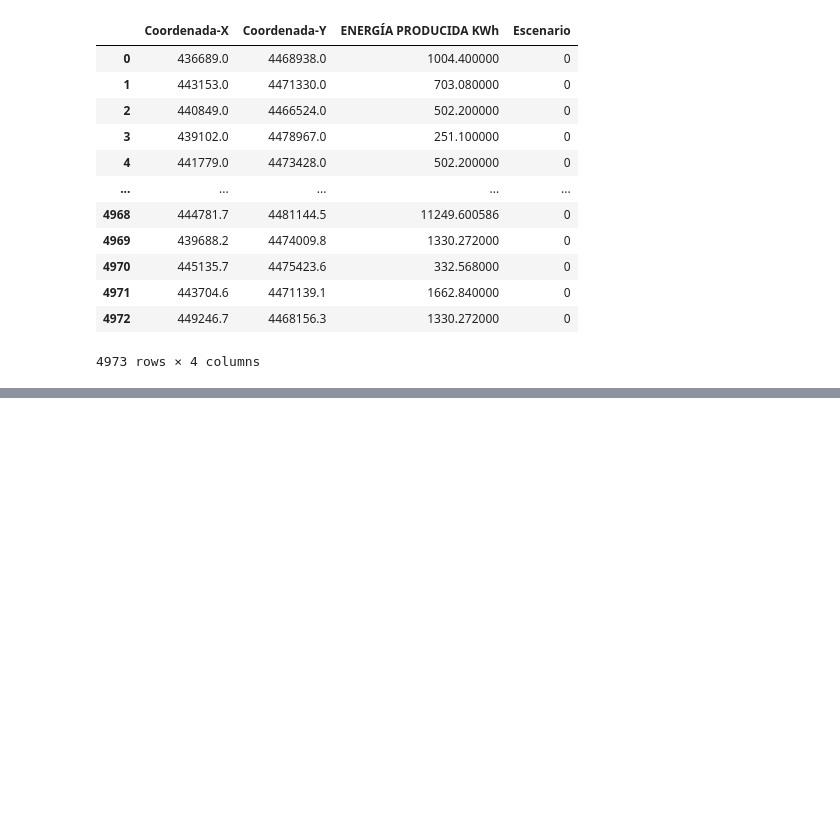
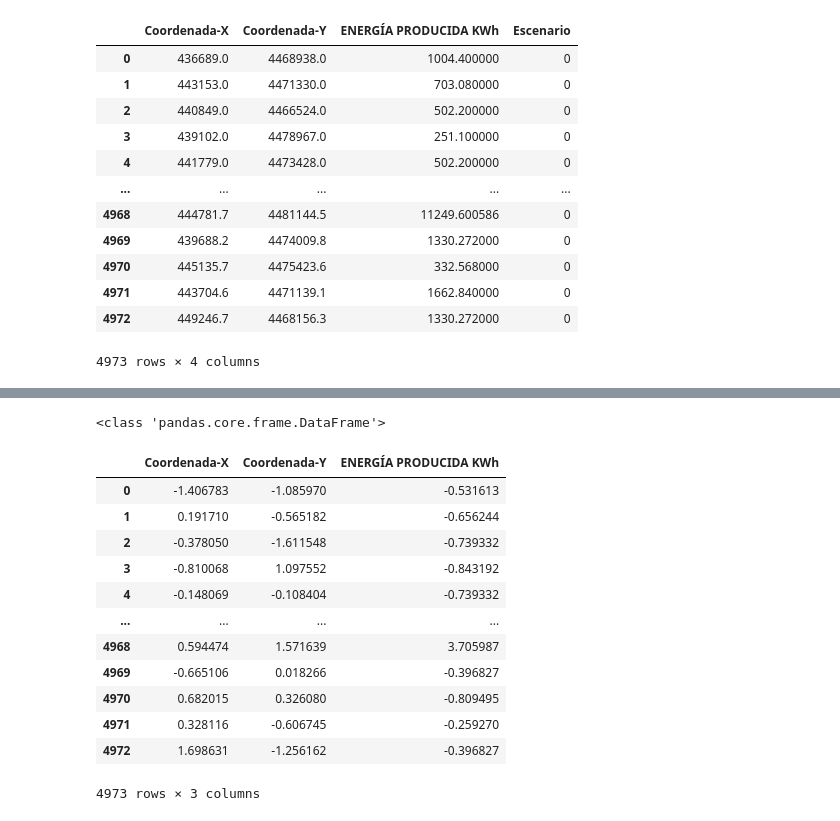
Before and after one commit to Jacobo24/fase2_intento, a Jupyter notebook: fase2.ipynb, the cells around one changed output, grey strips where cells are left out. Saved outputs shown, nothing was run; the diff lists cells and outputs as text; code cells hidden in the pictures; blank space fills up the shorter version.

```diff
--- a/fase2.ipynb
+++ b/fase2.ipynb
@@ -309,0 +335,19 @@ df_potencia
+# %%
+X_normal = pd.DataFrame(ds_normal, columns=X.columns)
+print(type(X_normal))
+X_normal
+# %% [output]
+<class 'pandas.core.frame.DataFrame'>
+|  | Coordenada-X | Coordenada-Y | ENERGÍA PRODUCIDA KWh |
+| 0 | -1.406783 | -1.085970 | -0.531613 |
+| 1 | 0.191710 | -0.565182 | -0.656244 |
+| 2 | -0.378050 | -1.611548 | -0.739332 |
+| 3 | -0.810068 | 1.097552 | -0.843192 |
+| 4 | -0.148069 | -0.108404 | -0.739332 |
+| ... | ... | ... | ... |
+| 4968 | 0.594474 | 1.571639 | 3.705987 |
+| 4969 | -0.665106 | 0.018266 | -0.396827 |
+| 4970 | 0.682015 | 0.326080 | -0.809495 |
+| 4971 | 0.328116 | -0.606745 | -0.259270 |
+| 4972 | 1.698631 | -1.256162 | -0.396827 |
+4973 rows × 3 columns
```
Also changed, not shown: parts of 8 cells of this notebook.
